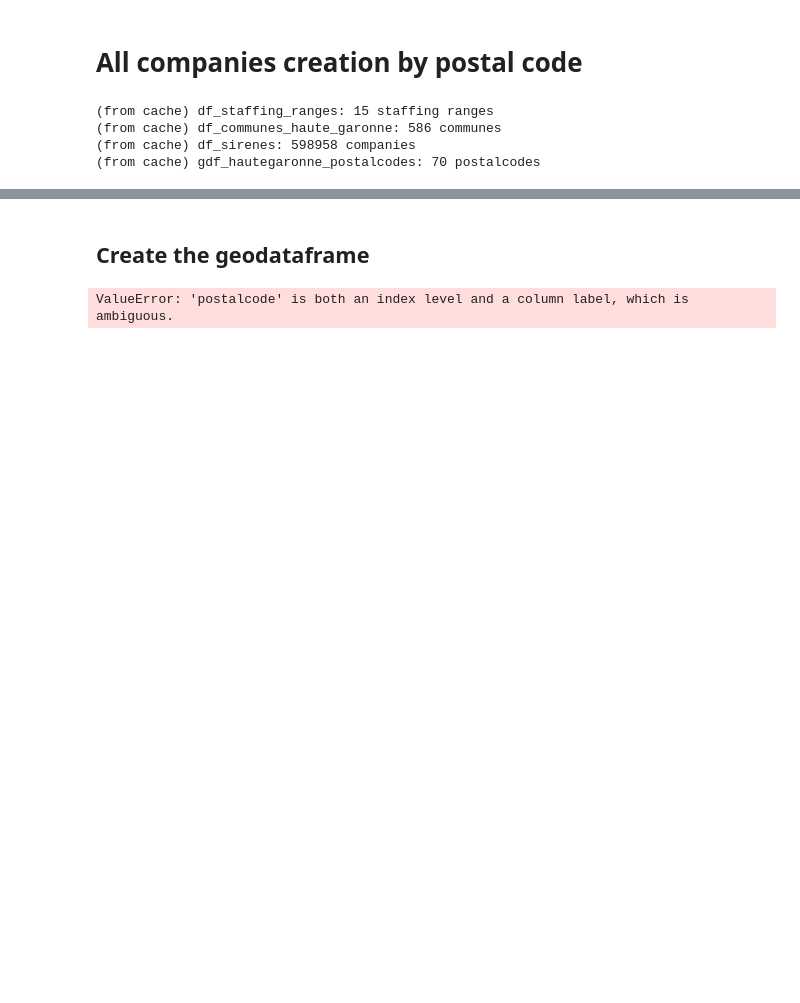
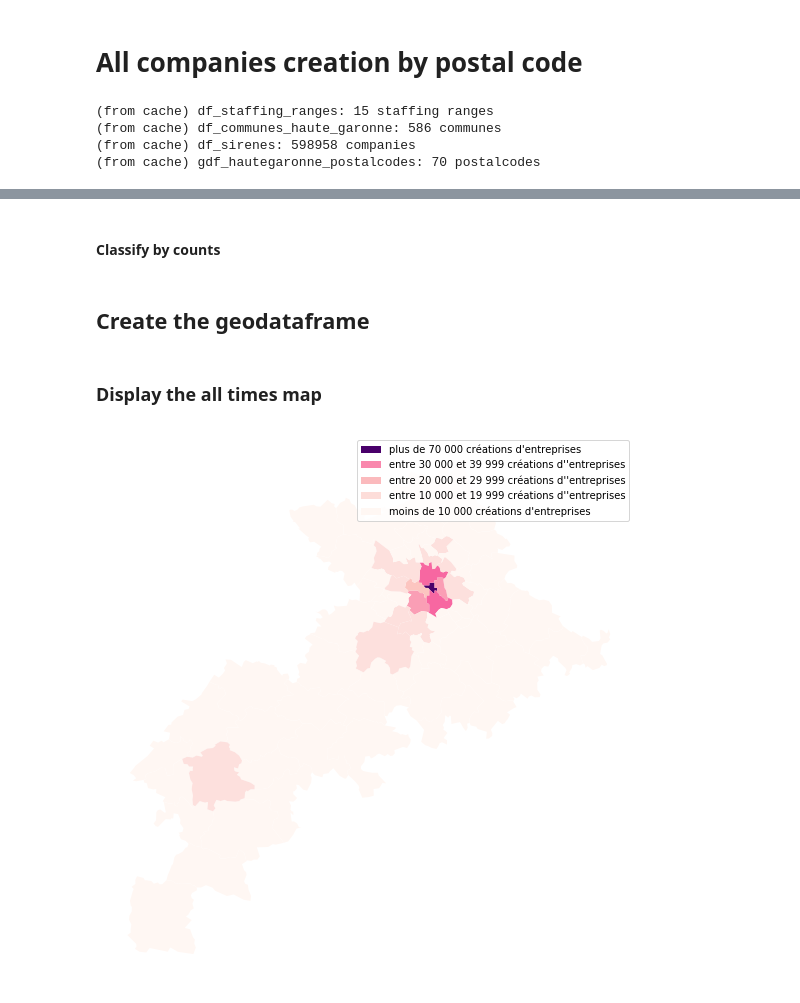
Before and after one commit to laurentgrenier/maps_hautegaronne, a Jupyter notebook: notebooks/maps/maps_hautegaronne_companies_creation_by_postal_code.ipynb, the cells around one changed output, grey strips where cells are left out. Cells and saved outputs as stored; diff of their text form; code cells hidden in the pictures; blank space fills up the shorter version.

Commit message:
map companies creation by postal code

```diff
--- a/notebooks/maps/maps_hautegaronne_companies_creation_by_postal_code.ipynb
+++ b/notebooks/maps/maps_hautegaronne_companies_creation_by_postal_code.ipynb
@@ -41,14 +34,34 @@ df_sirenes.head()
+# %%
+sr_companies_count_by_postal_code = df_sirenes.groupby(level='postalcode')['siren'].count()
+sr_companies_count_by_postal_code.name = 'creation_class'
+# %% [markdown]
+#### Classify by counts
 # %%
-companies_by_postalcode = df_sirenes.groupby('postalcode')['postalcode'].count()
+STEP = 10000
 
 def classify_creation(value):
-    target = value // 10000
+    target = value // STEP
     return target
 
-companies_creationclass_by_postalcode = companies_by_postalcode.apply(classify_creation)
+companies_creationclass_by_postalcode = sr_companies_count_by_postal_code.apply(classify_creation)
 # %% [markdown]
 ## Create the geodataframe
 # %%
 gdf_hautegaronne_postalcodes_companies_creation = gdf_hautegaronne_postalcodes.merge(companies_creationclass_by_postalcode, left_on='ID', right_on='postalcode')
-# %% [output]
-ValueError: 'postalcode' is both an index level and a column label, which is ambiguous.
+# %% [markdown]
+### Display the all times map
+# %%
+ax = gdf_hautegaronne_postalcodes_companies_creation.plot(figsize=(10,10),column='creation_class', cmap='RdPu')
+# Turns off-grid on the left Axis.
+ax.grid(False)
+ax.axis('off')
+
+legends = [Patch(facecolor='#49006a', label="plus de 70 000 créations d'entreprises"),
+          Patch(facecolor='#f988ad', label="entre 30 000 et 39 999 créations d''entreprises"),
+          Patch(facecolor='#fbbabd', label="entre 20 000 et 29 999 créations d''entreprises"),
+          Patch(facecolor='#fdddd9', label="entre 10 000 et 19 999 créations d''entreprises"),
+          Patch(facecolor='#fff7f3', label="moins de 10 000 créations d'entreprises")]
+
+_ = ax.legend(handles=legends, loc='upper right')
+# %% [output]
+[figure, added]
```
Also changed, not shown: parts of 3 cells of this notebook, 2 other files.
